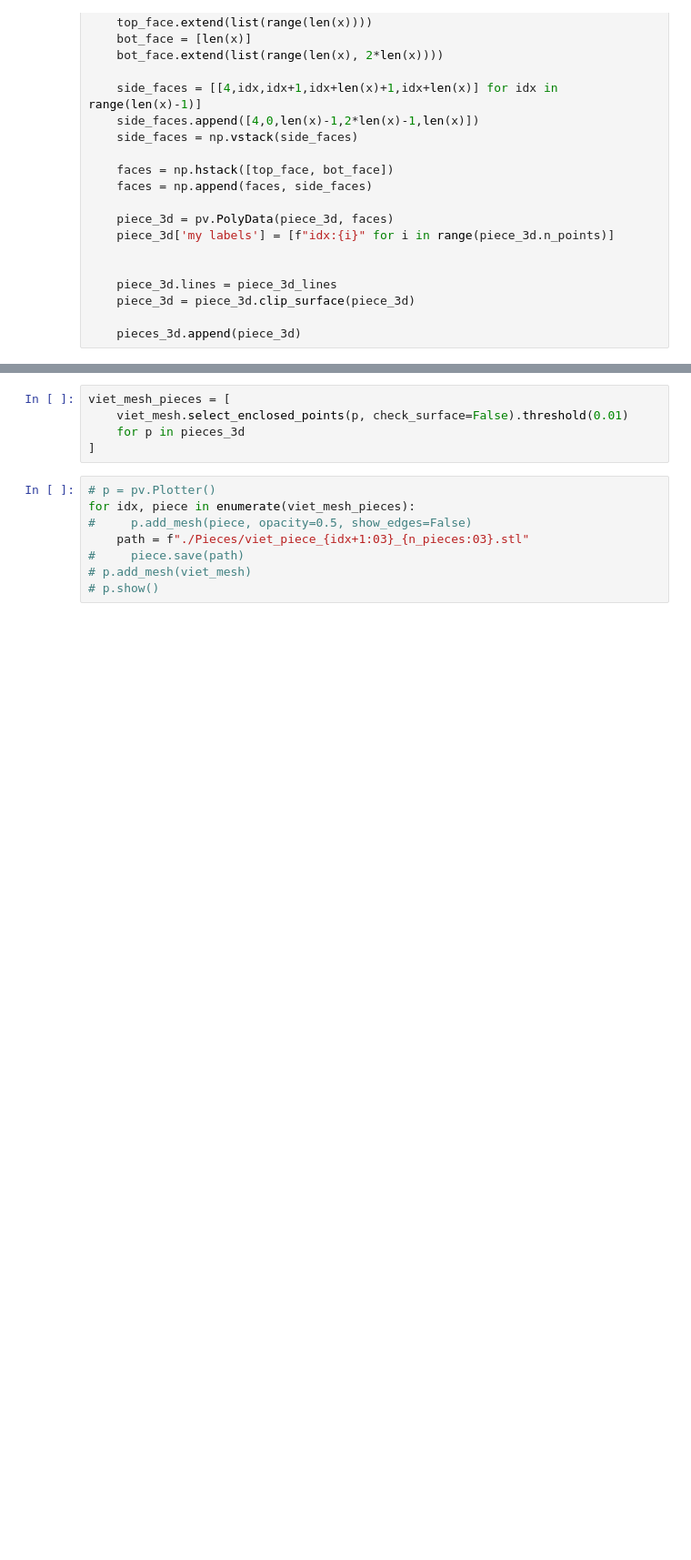
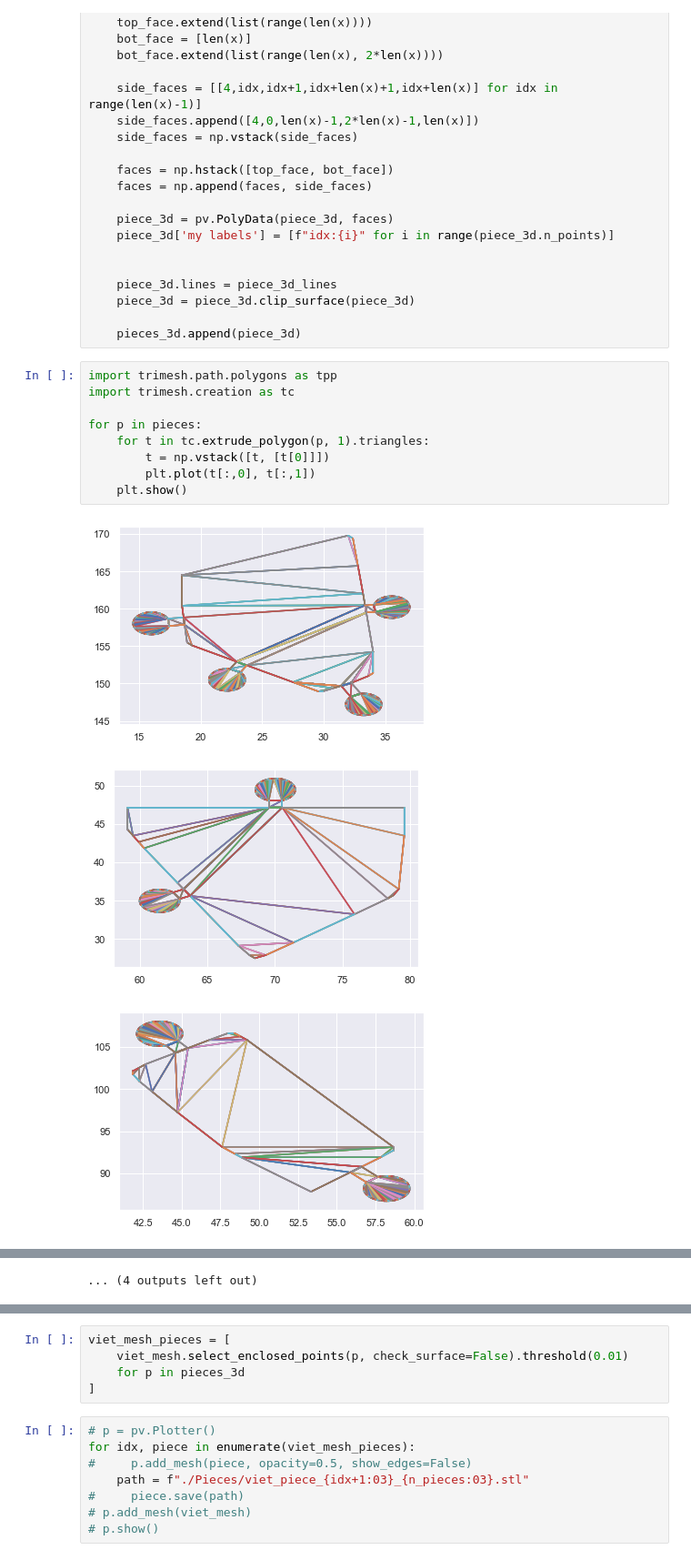
Before and after one commit to nickvazz/Puzzle3D, a Jupyter notebook: GeneratePieces.ipynb, the cells around one changed output, grey strips where cells are left out. Shown at 91% size. Saved outputs shown, nothing was run; the diff lists cells and outputs as text; blank space fills up the shorter version.

```diff
--- a/GeneratePieces.ipynb
+++ b/GeneratePieces.ipynb
@@ -107,3 +117,16 @@ for idx, p in enumerate(pieces):
     piece_3d = piece_3d.clip_surface(piece_3d)
 
     pieces_3d.append(piece_3d)
+# %%
+import trimesh.path.polygons as tpp
+import trimesh.creation as tc
+
+for p in pieces:
+    for t in tc.extrude_polygon(p, 1).triangles:
+        t = np.vstack([t, [t[0]]])
+        plt.plot(t[:,0], t[:,1])
+    plt.show()
+# %% [output]
+[figure, added]
+[figure, added]
+[figure, added]
@@ -110,3 +142,4 @@ for idx, p in enumerate(pieces):
+... (4 outputs left out)
 # %%
 p = pv.Plotter()
 for piece in pieces_3d:
```
Also changed, not shown: parts of 14 cells of this notebook.
